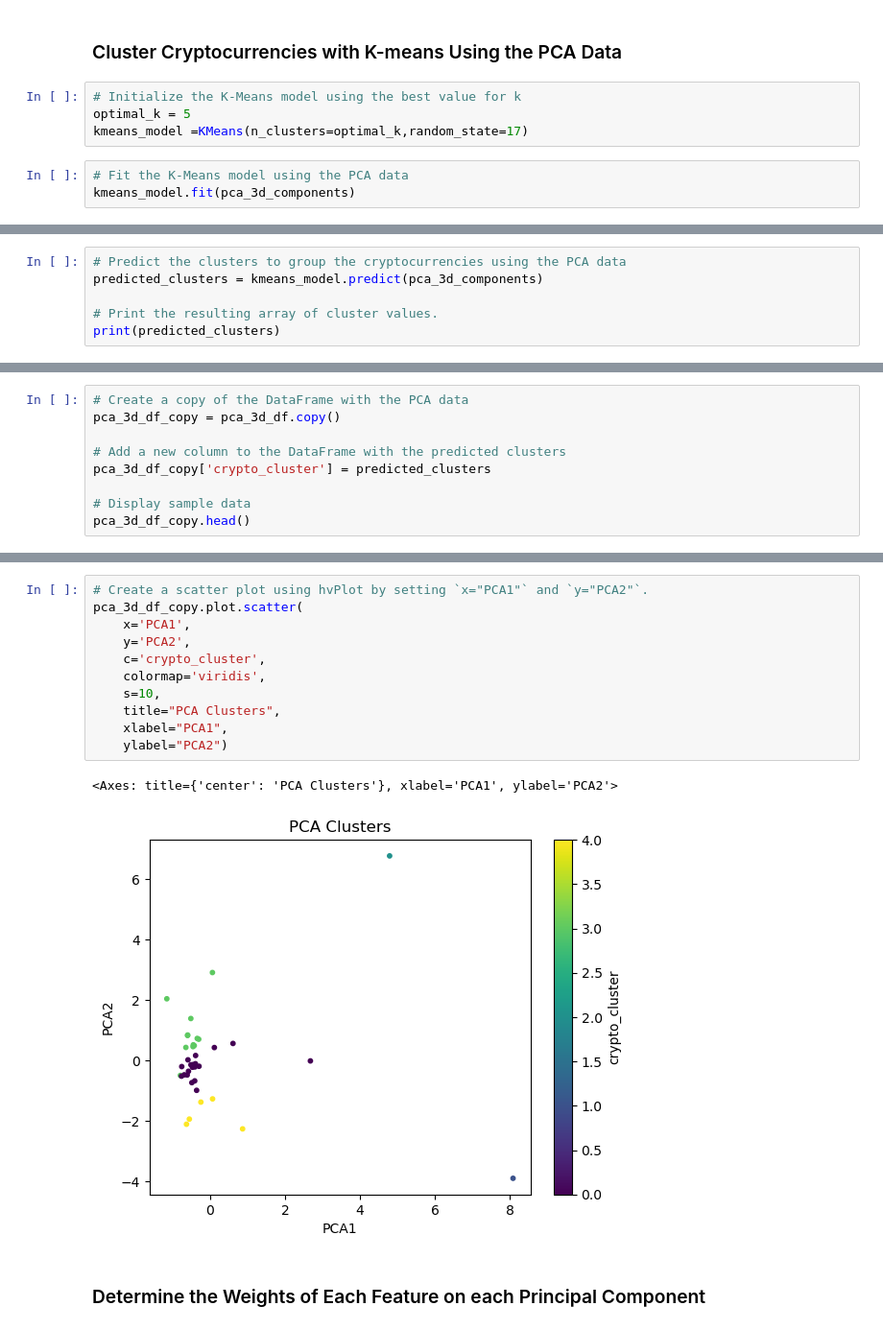
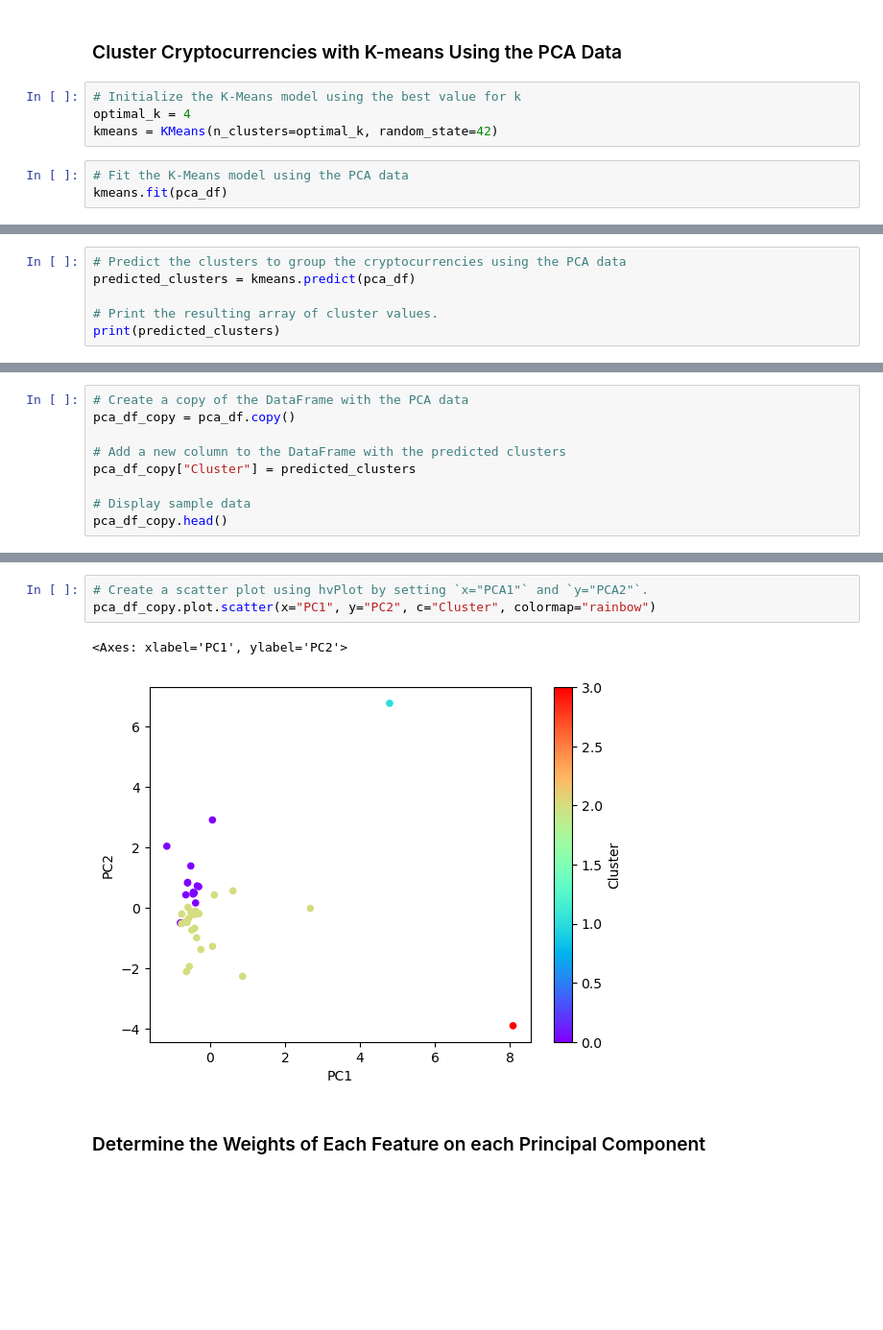
Before and after one commit to BellingLauren/CryptoClustering, a Jupyter notebook: Starter_Code/Crypto_Clustering_starter_code.ipynb, the cells around one changed output, grey strips where cells are left out. Shown at 96% size. Drawn from its saved outputs; the diff is of its cells as text; blank space fills up the shorter version.

```diff
--- a/Starter_Code/Crypto_Clustering_starter_code.ipynb
+++ b/Starter_Code/Crypto_Clustering_starter_code.ipynb
@@ -311,9 +275,9 @@ elbow_df.plot.line(x="k",
 ### Cluster Cryptocurrencies with K-means Using the PCA Data
 # %%
 # Initialize the K-Means model using the best value for k
-optimal_k = 5
-kmeans_model =KMeans(n_clusters=optimal_k,random_state=17)
+optimal_k = 4
+kmeans = KMeans(n_clusters=optimal_k, random_state=42)
 # %%
 # Fit the K-Means model using the PCA data
-kmeans_model.fit(pca_3d_components)
+kmeans.fit(pca_df)
 # %% [output]
@@ -321,6 +285,6 @@ KMeans(n_clusters=5, random_state=17)
 # %%
 # Predict the clusters to group the cryptocurrencies using the PCA data
-predicted_clusters = kmeans_model.predict(pca_3d_components)
+predicted_clusters = kmeans.predict(pca_df)
 
 # Print the resulting array of cluster values.
 print(predicted_clusters)
@@ -330,10 +294,10 @@ print(predicted_clusters)
 # %%
 # Create a copy of the DataFrame with the PCA data
-pca_3d_df_copy = pca_3d_df.copy()
+pca_df_copy = pca_df.copy()
 
 # Add a new column to the DataFrame with the predicted clusters
-pca_3d_df_copy['crypto_cluster'] = predicted_clusters
+pca_df_copy["Cluster"] = predicted_clusters
 
 # Display sample data
-pca_3d_df_copy.head()
+pca_df_copy.head()
 # %% [output]
@@ -347,16 +311,8 @@ pca_3d_df_copy.head()
 # %%
 # Create a scatter plot using hvPlot by setting `x="PCA1"` and `y="PCA2"`.
-pca_3d_df_copy.plot.scatter(
-    x='PCA1',
-    y='PCA2',
-    c='crypto_cluster',
-    colormap='viridis',
-    s=10,
-    title="PCA Clusters",
-    xlabel="PCA1",
-    ylabel="PCA2")
+pca_df_copy.plot.scatter(x="PC1", y="PC2", c="Cluster", colormap="rainbow")
 # %% [output]
-<Axes: title={'center': 'PCA Clusters'}, xlabel='PCA1', ylabel='PCA2'>
+<Axes: xlabel='PC1', ylabel='PC2'>
-[figure, old version]
+[figure, new version]
 # %% [markdown]
 ### Determine the Weights of Each Feature on each Principal Component
```
Also changed, not shown: parts of 23 cells of this notebook.
